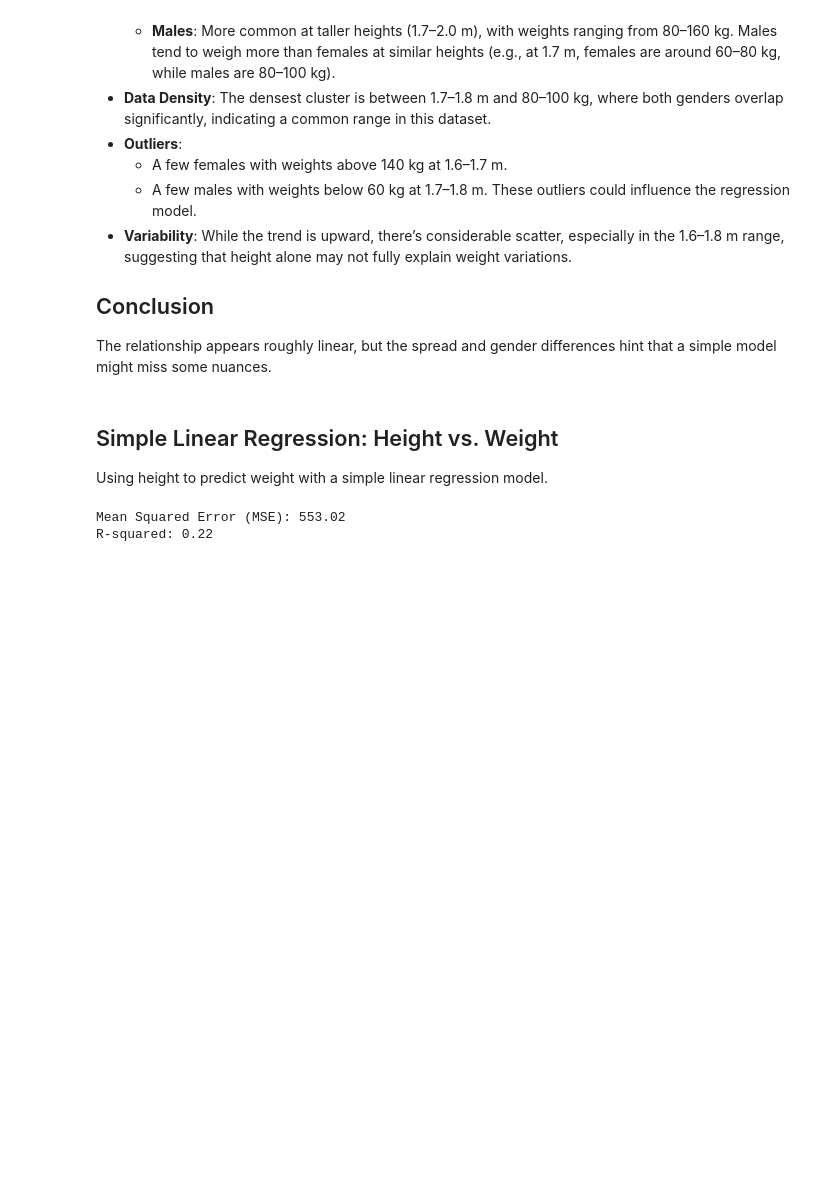
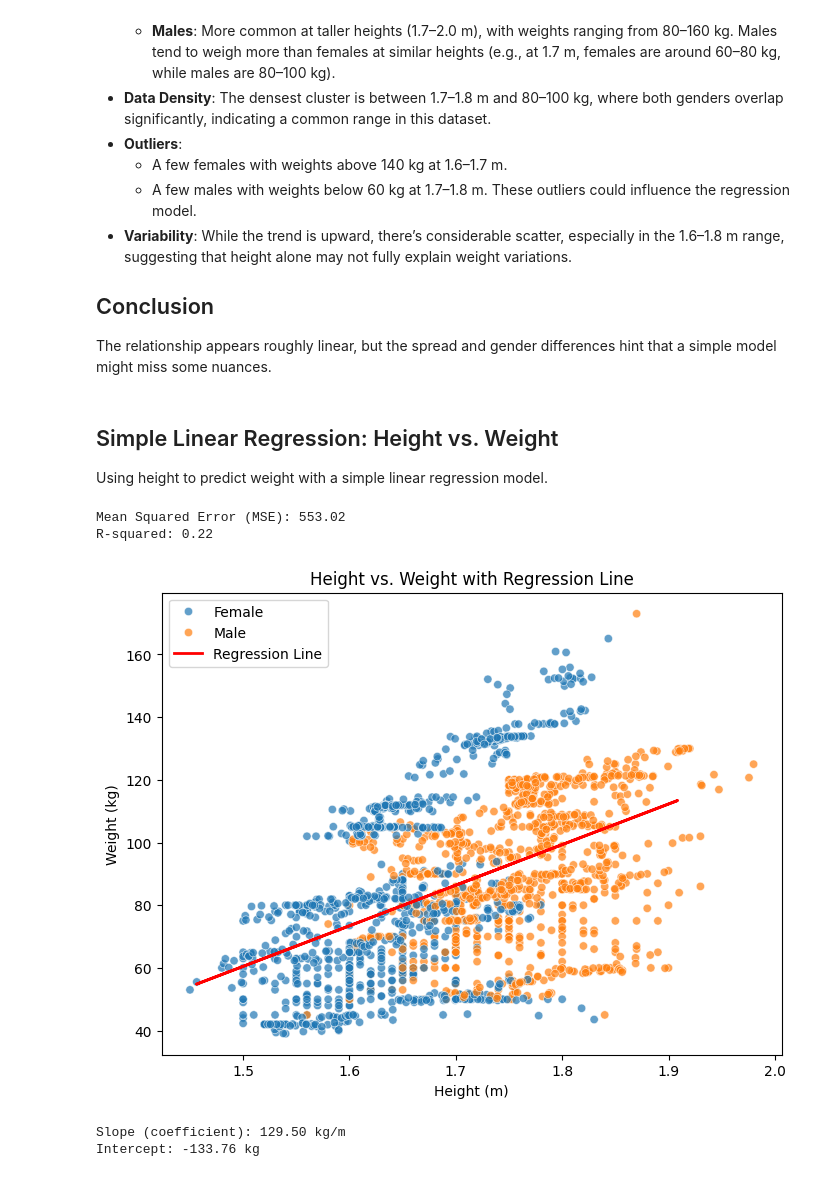
Before and after one commit to GoudyMT/Obesity_Regression_Analysis, a Jupyter notebook: Obesity_Regression_Analysis.ipynb, the cells around one changed output. Cells and saved outputs as stored; diff of their text form; code cells hidden in the pictures; blank space fills up the shorter version.

```diff
--- a/Obesity_Regression_Analysis.ipynb
+++ b/Obesity_Regression_Analysis.ipynb
@@ -144,3 +144,22 @@ print(f"R-squared: {r2:.2f}")
 # %% [output]
 Mean Squared Error (MSE): 553.02
 R-squared: 0.22
+# %%
+# Visualize the scatter plot with regression line
+plt.figure(figsize=(8, 6))
+sns.scatterplot(x='Height', y='Weight', data=df, hue='Gender', alpha=0.7)
+plt.plot(X_test, y_pred, color='red', linewidth=2, label='Regression Line')
+plt.title('Height vs. Weight with Regression Line')
+plt.xlabel('Height (m)')
+plt.ylabel('Weight (kg)')
+plt.legend()
+plt.show()
+# %% [output]
+[figure, added]
+# %%
+# Display the slope and intercept
+print(f"Slope (coefficient): {model.coef_[0]:.2f} kg/m")
+print(f"Intercept: {model.intercept_:.2f} kg")
+# %% [output]
+Slope (coefficient): 129.50 kg/m
+Intercept: -133.76 kg
```
Also changed, not shown: parts of 1 cell of this notebook.
